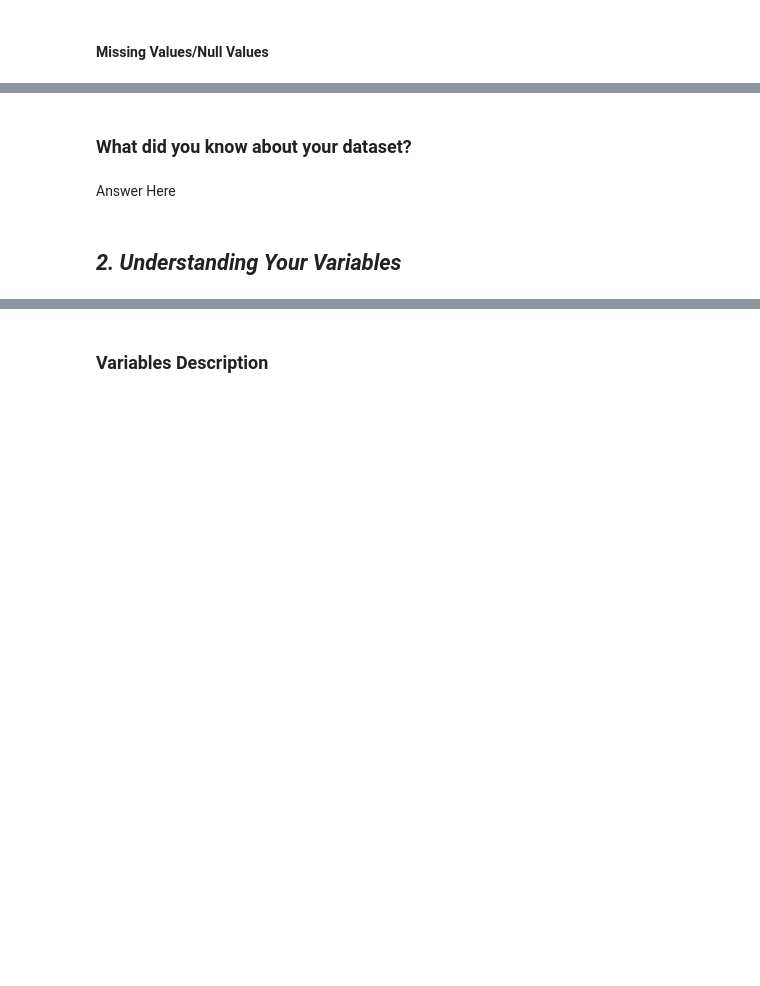
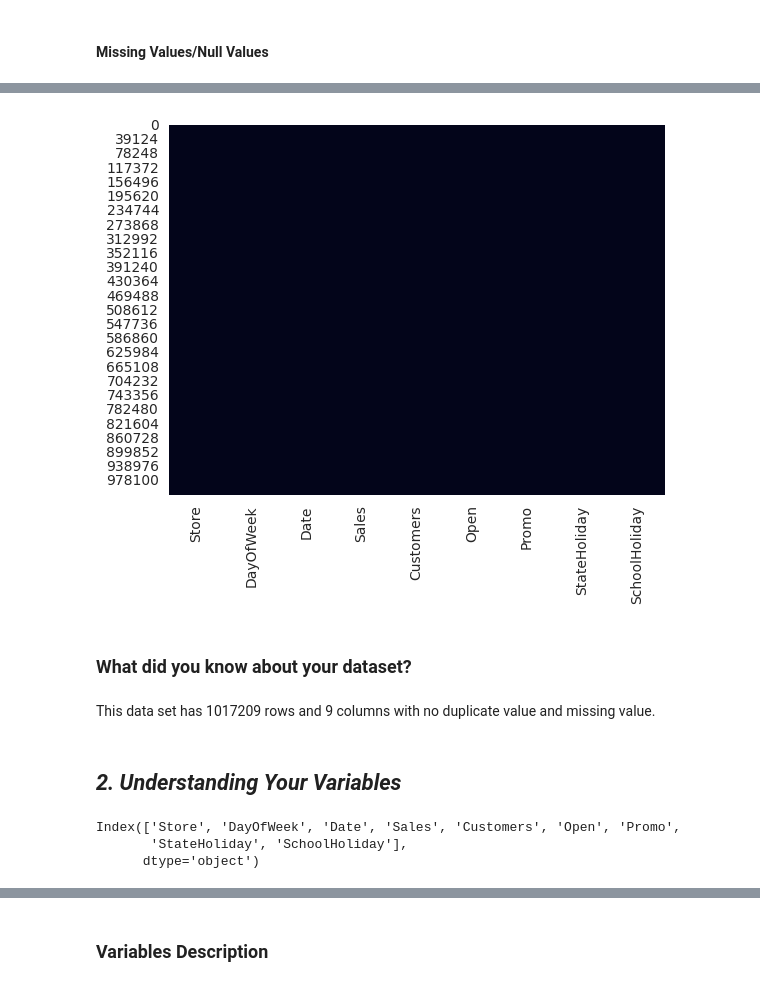
Before and after one commit to Manoharjha333/retail-sales-prediction, a Jupyter notebook: ML_Regression_Submission.ipynb, the cells around one changed output, grey strips where cells are left out. Cells and saved outputs as stored; diff of their text form; code cells hidden in the pictures; blank space fills up the shorter version.

```diff
--- a/ML_Regression_Submission.ipynb
+++ b/ML_Regression_Submission.ipynb
@@ -80,2 +83,35 @@ M - Multivariate Analysis
+# %%
+# Import Libraries
+import numpy as np
+import pandas as pd
+import seaborn as sns
+import matplotlib.pyplot as plt
+%matplotlib inline
+from matplotlib import rcParams
+from sqlalchemy import create_engine
+from sqlalchemy.pool import NullPool
+from scipy.stats import *
+import math
+
+from statsmodels.stats.outliers_influence import variance_inflation_factor
+from sklearn.preprocessing import StandardScaler
+from sklearn.model_selection import train_test_split
+from imblearn.over_sampling import SMOTE
+from sklearn.linear_model import LogisticRegression
+from sklearn.ensemble import RandomForestClassifier
+from sklearn.metrics import accuracy_score, confusion_matrix
+from sklearn import metrics
+from sklearn.metrics import roc_curve
+from sklearn.model_selection import GridSearchCV
+from sklearn.model_selection import RepeatedStratifiedKFold
+from xgboost import XGBClassifier
+from xgboost import XGBRFClassifier
+from sklearn.tree import export_graphviz
+import shap
+import graphviz
+sns.set_style('darkgrid')
+
+import warnings
+warnings.filterwarnings('ignore')
 # %% [markdown]
 ### Dataset Loading
@@ -84,3 +118,6 @@ M - Multivariate Analysis
+# %%
+# Load Dataset
+df = pd.read_csv(r"/content/drive/MyDrive/Retal sales prediction/Rossmann Stores Data.csv")
 # %% [markdown]
 ### Dataset First View
 # %%
@@ -104,12 +194,25 @@ M - Multivariate Analysis
 # %%
 # Visualizing the missing values
+import seaborn as sns
+sns.heatmap(df.isnull(), cbar=False)
+plt.show()
+# %% [output]
+[figure, added]
 # %% [markdown]
 ### What did you know about your dataset?
-# %% [markdown]
-Answer Here
+# %% [markdown]
+
+
+
+This data set has 1017209 rows and 9 columns with no duplicate value and missing value.
 # %% [markdown]
 ## ***2. Understanding Your Variables***
 # %%
 # Dataset Columns
+df.columns
+# %% [output]
+Index(['Store', 'DayOfWeek', 'Date', 'Sales', 'Customers', 'Open', 'Promo',
+       'StateHoliday', 'SchoolHoliday'],
+      dtype='object')
 # %%
 # Dataset Describe
```
Also changed, not shown: parts of 12 cells of this notebook.
